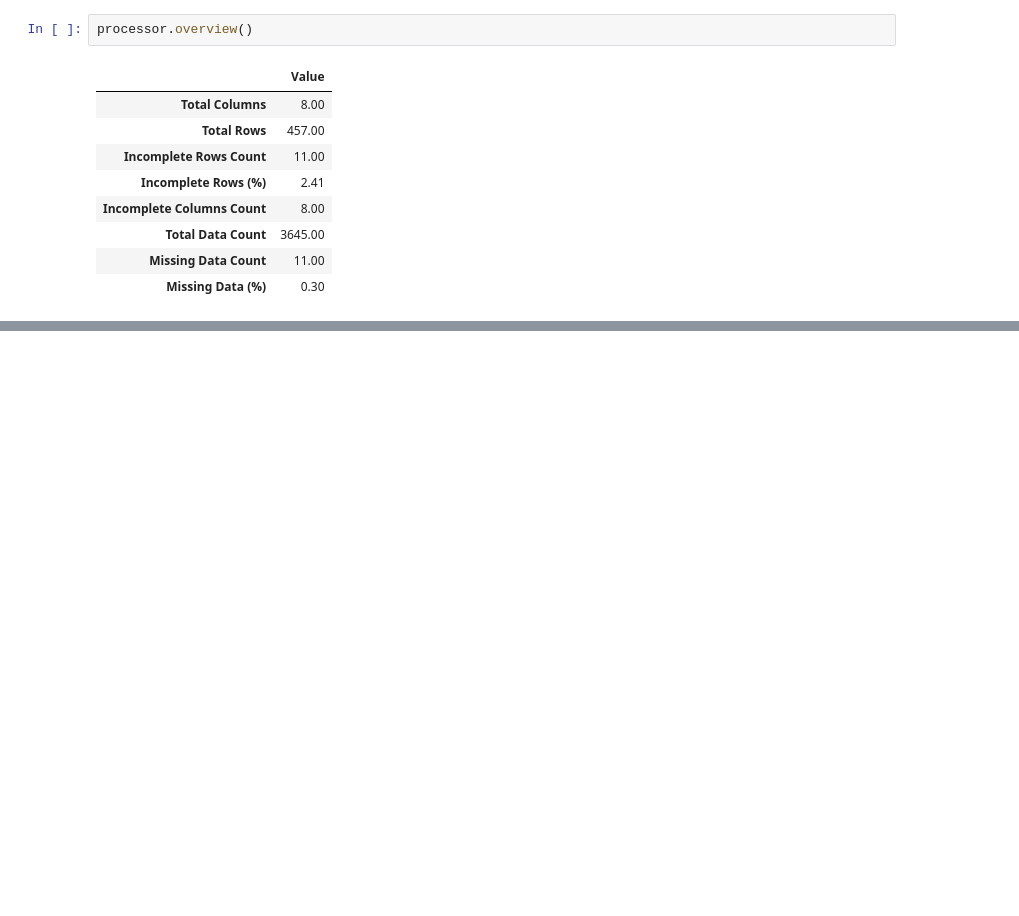
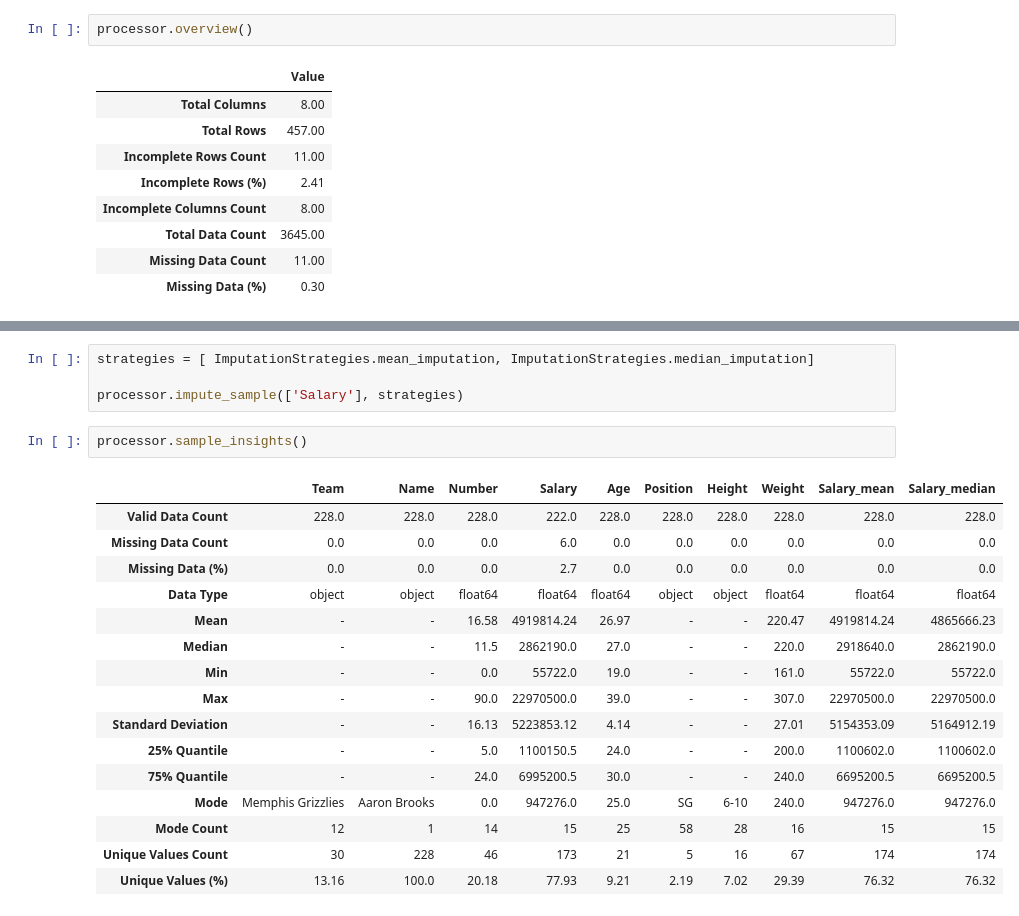
Before and after one commit to zqTheDesigner/missing-data-processor, a Jupyter notebook: profiler.ipynb, the cells around one changed output, grey strips where cells are left out. Drawn from its saved outputs; the diff is of its cells as text; blank space fills up the shorter version.

```diff
--- a/profiler.ipynb
+++ b/profiler.ipynb
@@ -168,0 +170,23 @@ processor.sample_overview()
+# %%
+strategies = [ ImputationStrategies.mean_imputation, ImputationStrategies.median_imputation]
+
+processor.impute_sample(['Salary'], strategies)
+# %%
+processor.sample_insights()
+# %% [output]
+|  | Team | Name | Number | Salary | Age | Position | Height | Weight | Salary_mean | Salary_median |
+| Valid Data Count | 228.0 | 228.0 | 228.0 | 222.0 | 228.0 | 228.0 | 228.0 | 228.0 | 228.0 | 228.0 |
+| Missing Data Count | 0.0 | 0.0 | 0.0 | 6.0 | 0.0 | 0.0 | 0.0 | 0.0 | 0.0 | 0.0 |
+| Missing Data (%) | 0.0 | 0.0 | 0.0 | 2.7 | 0.0 | 0.0 | 0.0 | 0.0 | 0.0 | 0.0 |
+| Data Type | object | object | float64 | float64 | float64 | object | object | float64 | float64 | float64 |
+| Mean | - | - | 16.58 | 4919814.24 | 26.97 | - | - | 220.47 | 4919814.24 | 4865666.23 |
+| Median | - | - | 11.5 | 2862190.0 | 27.0 | - | - | 220.0 | 2918640.0 | 2862190.0 |
+| Min | - | - | 0.0 | 55722.0 | 19.0 | - | - | 161.0 | 55722.0 | 55722.0 |
+| Max | - | - | 90.0 | 22970500.0 | 39.0 | - | - | 307.0 | 22970500.0 | 22970500.0 |
+| Standard Deviation | - | - | 16.13 | 5223853.12 | 4.14 | - | - | 27.01 | 5154353.09 | 5164912.19 |
+| 25% Quantile | - | - | 5.0 | 1100150.5 | 24.0 | - | - | 200.0 | 1100602.0 | 1100602.0 |
+| 75% Quantile | - | - | 24.0 | 6995200.5 | 30.0 | - | - | 240.0 | 6695200.5 | 6695200.5 |
+| Mode | Memphis Grizzlies | Aaron Brooks | 0.0 | 947276.0 | 25.0 | SG | 6-10 | 240.0 | 947276.0 | 947276.0 |
+| Mode Count | 12 | 1 | 14 | 15 | 25 | 58 | 28 | 16 | 15 | 15 |
+| Unique Values Count | 30 | 228 | 46 | 173 | 21 | 5 | 16 | 67 | 174 | 174 |
+| Unique Values (%) | 13.16 | 100.0 | 20.18 | 77.93 | 9.21 | 2.19 | 7.02 | 29.39 | 76.32 | 76.32 |
```
Also changed, not shown: parts of 6 cells of this notebook, 3 other files.
